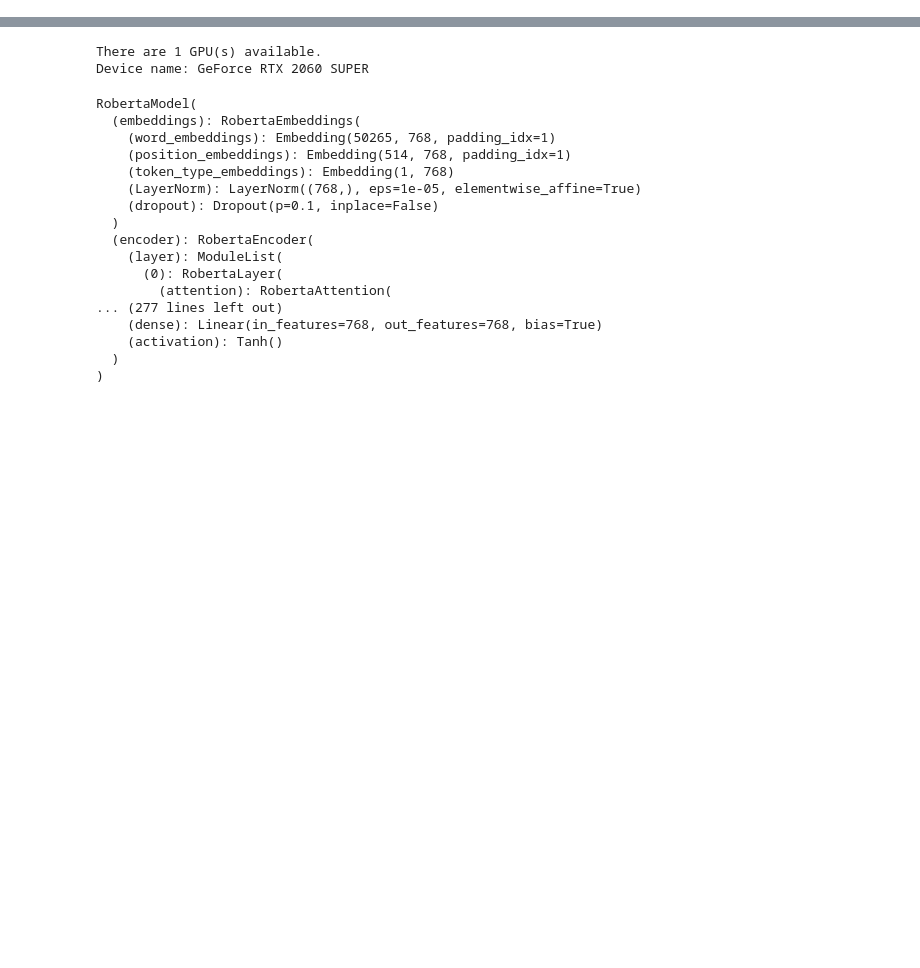
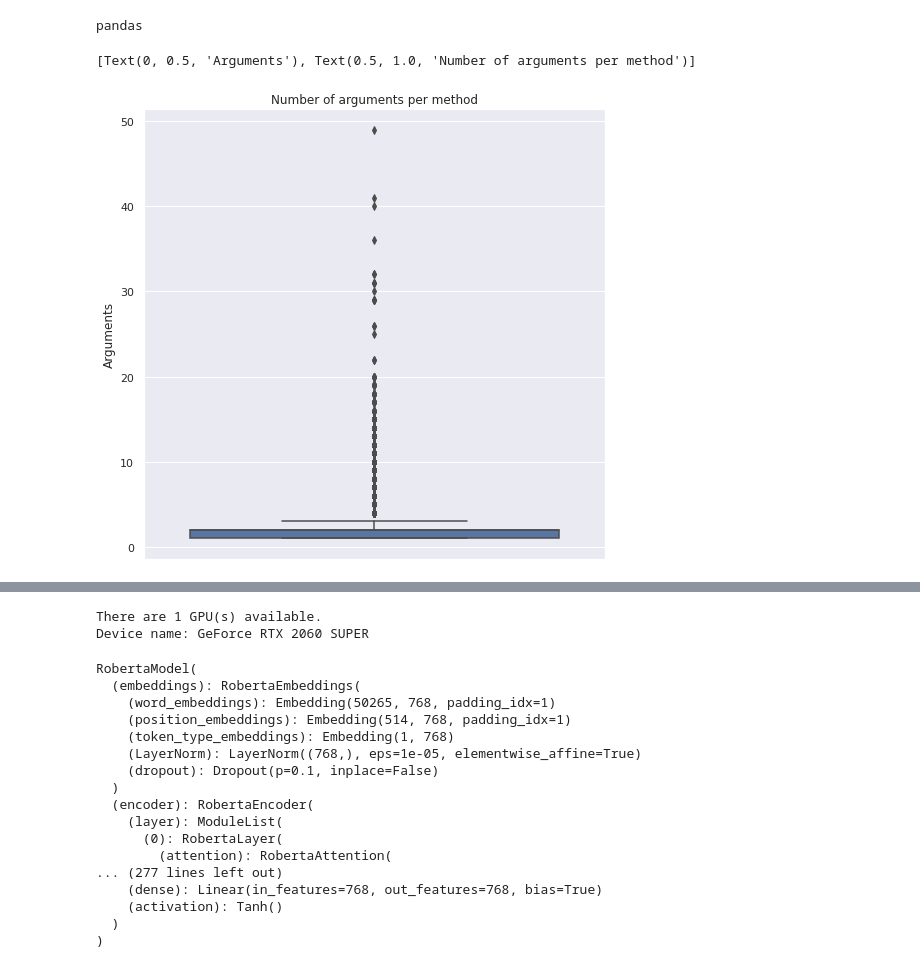
Before and after one commit to DeadmanIQ445/TorchCuArgPred, a Jupyter notebook: TorchScript.ipynb, the cells around one changed output, grey strips where cells are left out. Saved outputs shown, nothing was run; the diff lists cells and outputs as text; code cells hidden in the pictures; blank space fills up the shorter version.

```diff
--- a/TorchScript.ipynb
+++ b/TorchScript.ipynb
@@ -25,0 +35,14 @@ bert = AutoModel.from_pretrained("microsoft/codebert-base", torchscript=True)
+# %%
+print(data.iloc[74997]['repo'])
+# %% [output]
+pandas
+# %%
+import seaborn as sns
+
+sns.set(rc={'figure.figsize':(8.27,8.27)})
+sns.set_style("darkgrid")
+ax = sns.boxplot(y=data['arg_types'].apply(len).sort_values(ascending=False).iloc[1:], )
+ax.set(ylabel='Arguments', title='Number of arguments per method')
+# %% [output]
+[Text(0, 0.5, 'Arguments'), Text(0.5, 1.0, 'Number of arguments per method')]
+[figure, added]
```
Also changed, not shown: parts of 39 cells of this notebook, 2 other files.
